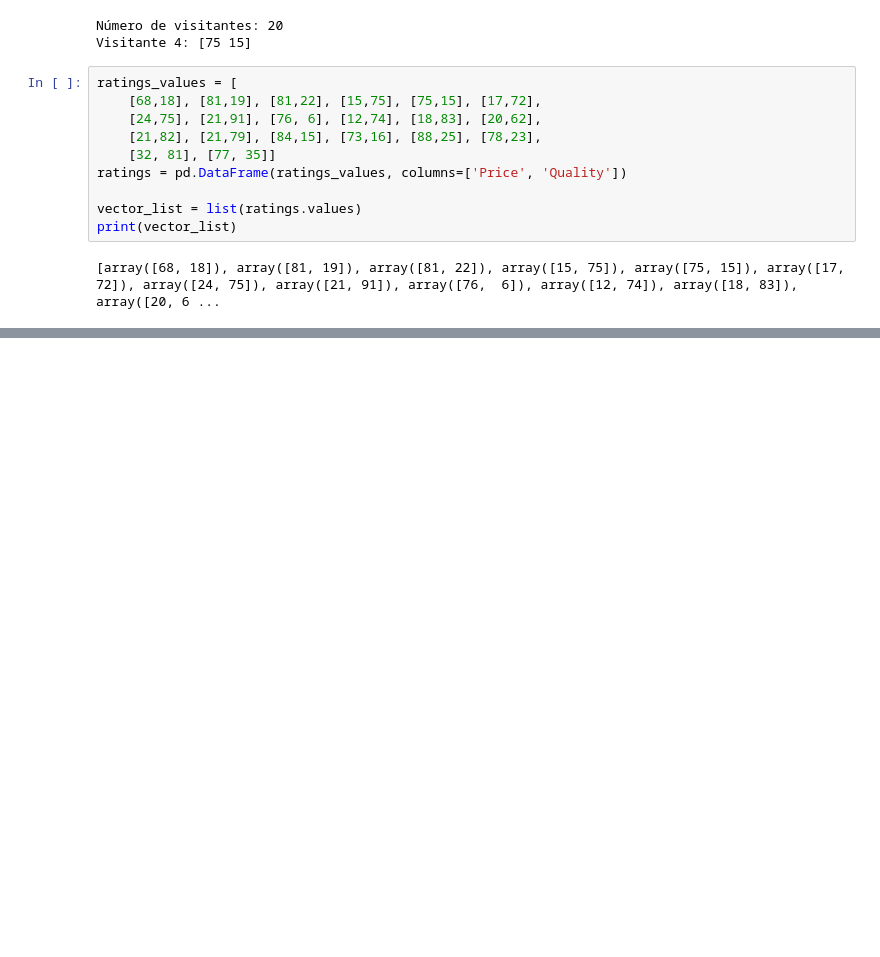
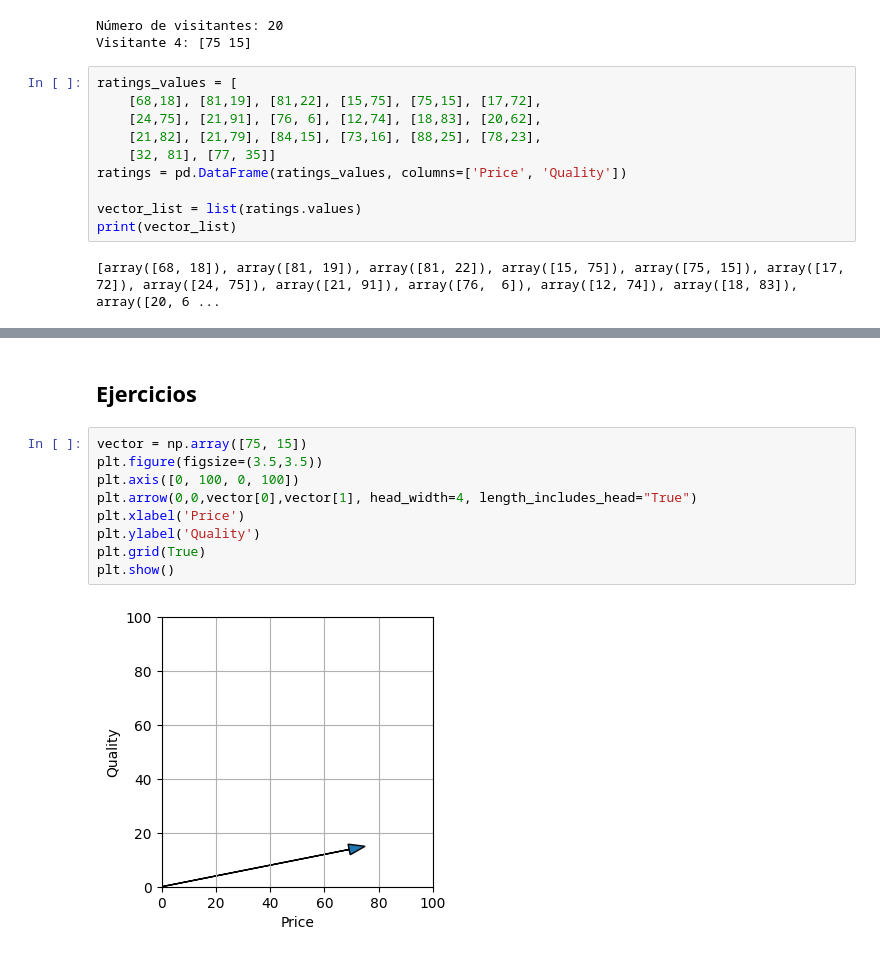
Before and after one commit to carloscarranza2486/tripleten-data-science, a Jupyter notebook: sprint-14-lineal-algebra/ejercicios_s14.ipynb, the cells around one changed output, grey strips where cells are left out. Cells and saved outputs as stored; diff of their text form; blank space fills up the shorter version.

```diff
--- a/sprint-14-lineal-algebra/ejercicios_s14.ipynb
+++ b/sprint-14-lineal-algebra/ejercicios_s14.ipynb
@@ -126,0 +171,13 @@ print(vector_list)
+# %% [markdown]
+## Ejercicios
+# %%
+vector = np.array([75, 15])
+plt.figure(figsize=(3.5,3.5))
+plt.axis([0, 100, 0, 100])
+plt.arrow(0,0,vector[0],vector[1], head_width=4, length_includes_head="True")
+plt.xlabel('Price')
+plt.ylabel('Quality')
+plt.grid(True)
+plt.show()
+# %% [output]
+[figure, added]
```
Also changed, not shown: parts of 38 cells of this notebook, 2 other files.
